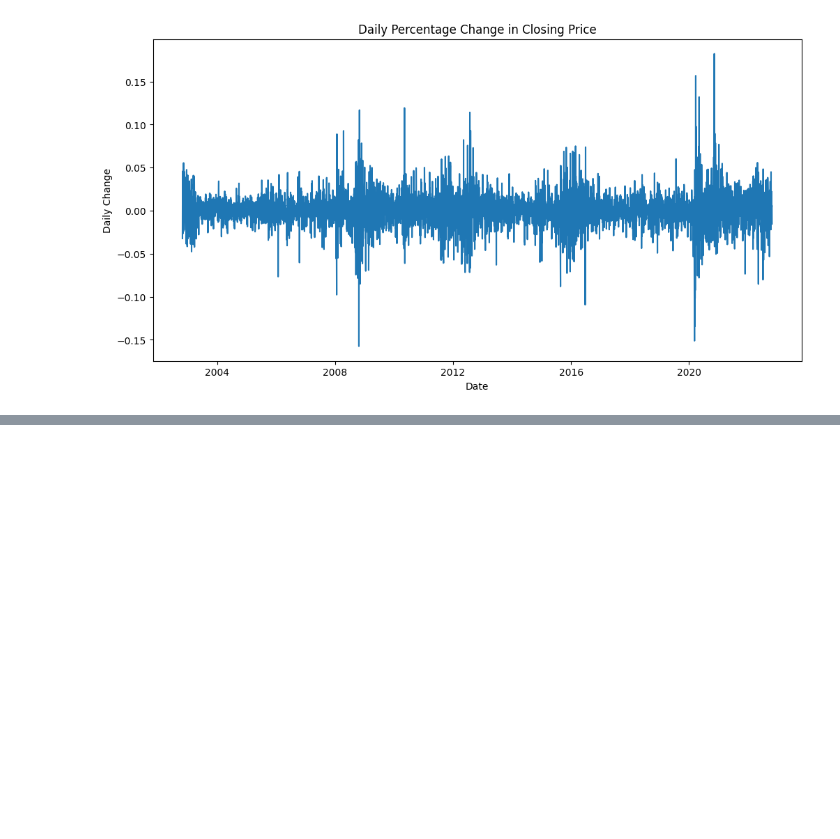
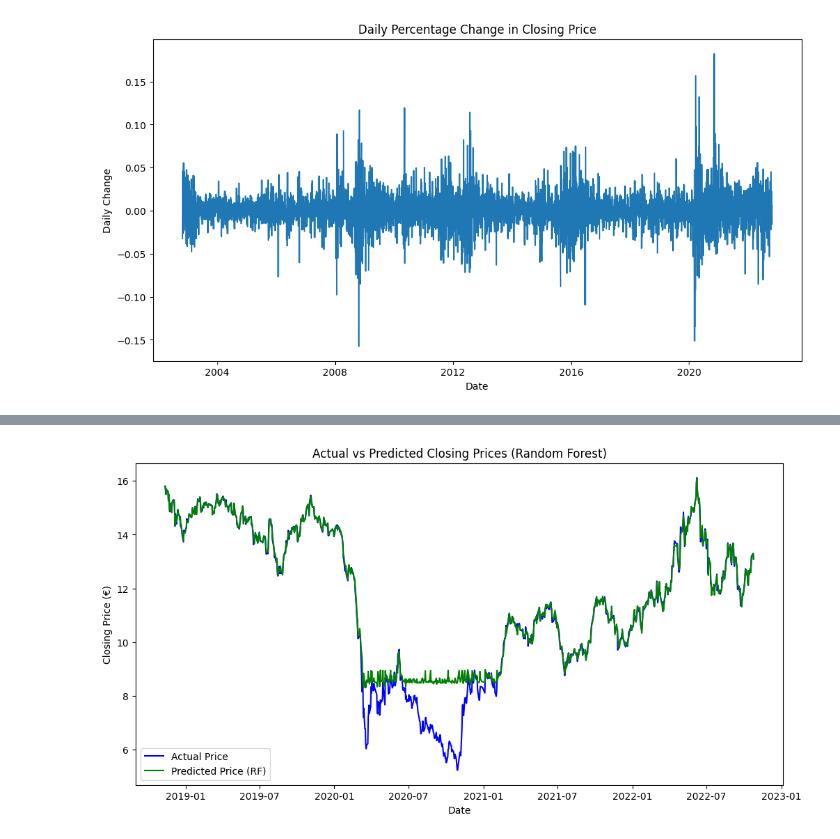
Before and after one commit to sarahlamond/Data-Science-Showcase, a Jupyter notebook: Repsol-Stock-Analysis/Repsol_Stock_Analysis.ipynb, the cells around one changed output, grey strips where cells are left out. Cells and saved outputs as stored; diff of their text form; code cells hidden in the pictures; blank space fills up the shorter version.

```diff
--- a/Repsol-Stock-Analysis/Repsol_Stock_Analysis.ipynb
+++ b/Repsol-Stock-Analysis/Repsol_Stock_Analysis.ipynb
@@ -201,0 +280,13 @@ df['Rolling_STD_7'] = df['close'].rolling(window=7).std()
+# %%
+from sklearn.ensemble import RandomForestRegressor
+
+rf_model = RandomForestRegressor(
+    n_estimators=100,
+    max_depth=15,
+    min_samples_split=5,
+    min_samples_leaf=2,
+    random_state=42
+)
+# %%
+rf_model.fit(X_train, y_train)
+y_pred_rf = rf_model.predict(X_test)
@@ -201,0 +308,11 @@ df['Rolling_STD_7'] = df['close'].rolling(window=7).std()
+# %%
+plt.figure(figsize=(12,6))
+plt.plot(df['date'].iloc[-len(y_test):], y_test, label='Actual Price', color='blue')
+plt.plot(df['date'].iloc[-len(y_test):], y_pred_rf, label='Predicted Price (RF)', color='green')
+plt.xlabel('Date')
+plt.ylabel('Closing Price (€)')
+plt.title('Actual vs Predicted Closing Prices (Random Forest)')
+plt.legend()
+plt.show()
+# %% [output]
+[figure, added]
```
Also changed, not shown: parts of 20 cells of this notebook.
